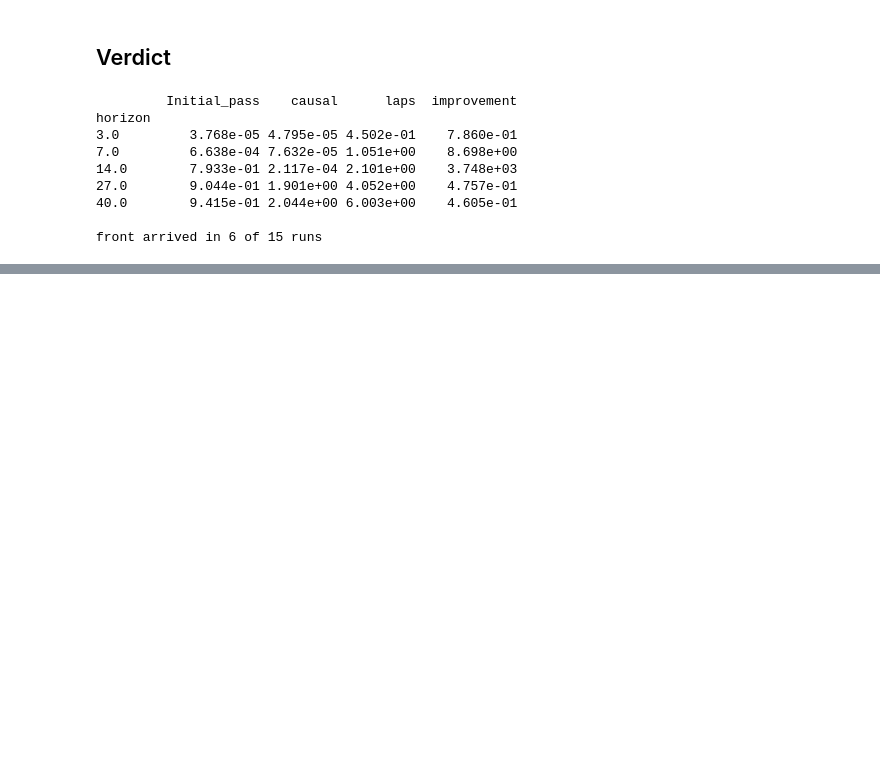
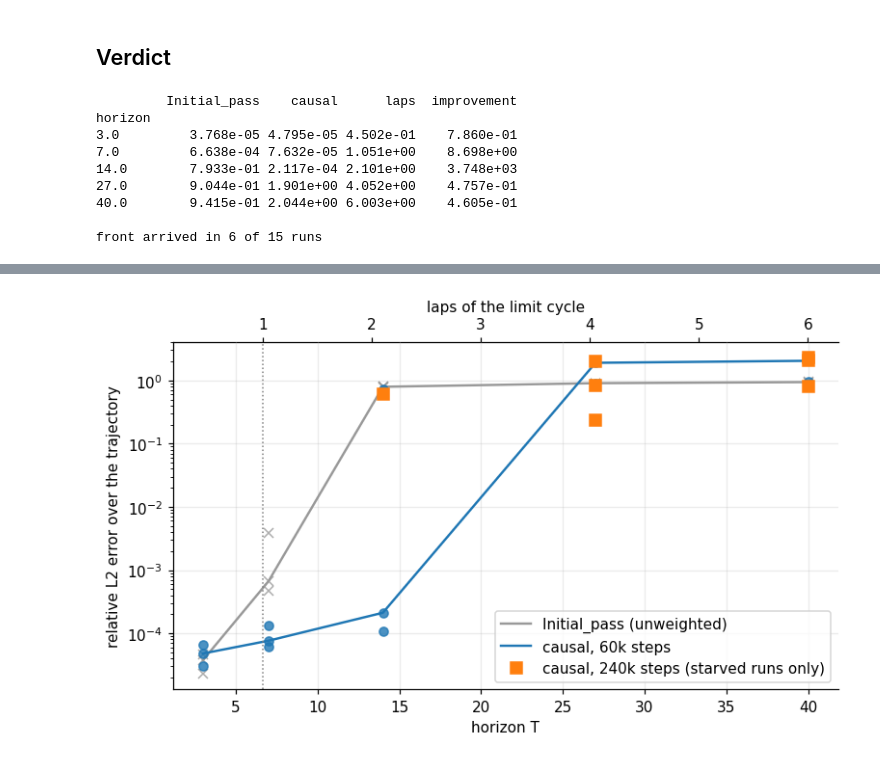
Before and after one commit to GeorgeWilliam1999/Van_Der_Pole, a Jupyter notebook: continuous_time_network/Causal_weighting/causal_weighting_sweep.ipynb, the cells around one changed output, grey strips where cells are left out. Drawn from its saved outputs; the diff is of its cells as text; code cells hidden in the pictures; blank space fills up the shorter version.

```diff
--- a/continuous_time_network/Causal_weighting/causal_weighting_sweep.ipynb
+++ b/continuous_time_network/Causal_weighting/causal_weighting_sweep.ipynb
@@ -310,0 +325,12 @@ front arrived in 6 of 15 runs
+# %%
+extended = tr.load_extended()
+if len(extended) == 0:
+    raise RuntimeError("no extended-budget results yet -- run "
+                       "`python training.py extended <horizon>` first")
+key = ["horizon", "seed"]
+merged = summary.merge(extended, on=key, suffixes=("_60k", "_240k"))
+cols = ["horizon", "seed", "rel_l2_60k", "rel_l2_240k",
+        "adam_steps_used_240k", "front_arrived_240k",
+        "loss_total_60k", "loss_total_240k"]
+print(merged[cols].to_string(index=False,
+      float_format=lambda v: f"{v:.3e}"))
@@ -310,0 +346,20 @@ front arrived in 6 of 15 runs
+# %%
+fig, ax = plt.subplots(figsize=(7.2, 4.4))
+for df, colour, marker, label in [(initial, "0.6", "x", "Initial_pass (unweighted)"),
+                                  (summary, "C0", "o", "causal, 60k steps")]:
+    ax.semilogy(df.horizon, df.rel_l2, marker, color=colour, ms=6, alpha=0.8)
+    med = df.groupby("horizon").rel_l2.median()
+    ax.semilogy(med.index, med.values, "-", color=colour, lw=1.6, label=label)
+ax.semilogy(extended.horizon, extended.rel_l2, "s", color="C1", ms=8,
+            label="causal, 240k steps (starved runs only)")
+ax.axvline(LAP, color="grey", ls=":", lw=1)
+ax.set_xlabel("horizon T")
+ax.set_ylabel("relative L2 error over the trajectory")
+ax.legend()
+top = ax.secondary_xaxis("top", functions=(lambda x: x / LAP, lambda x: x * LAP))
+top.set_xlabel("laps of the limit cycle")
+fig.tight_layout()
+fig.savefig(FIGURES / "07_error_with_extended_budget.png", bbox_inches="tight")
+plt.show()
+# %% [output]
+[figure, added]
```
Also changed, not shown: parts of 5 cells of this notebook, 16 other files.
